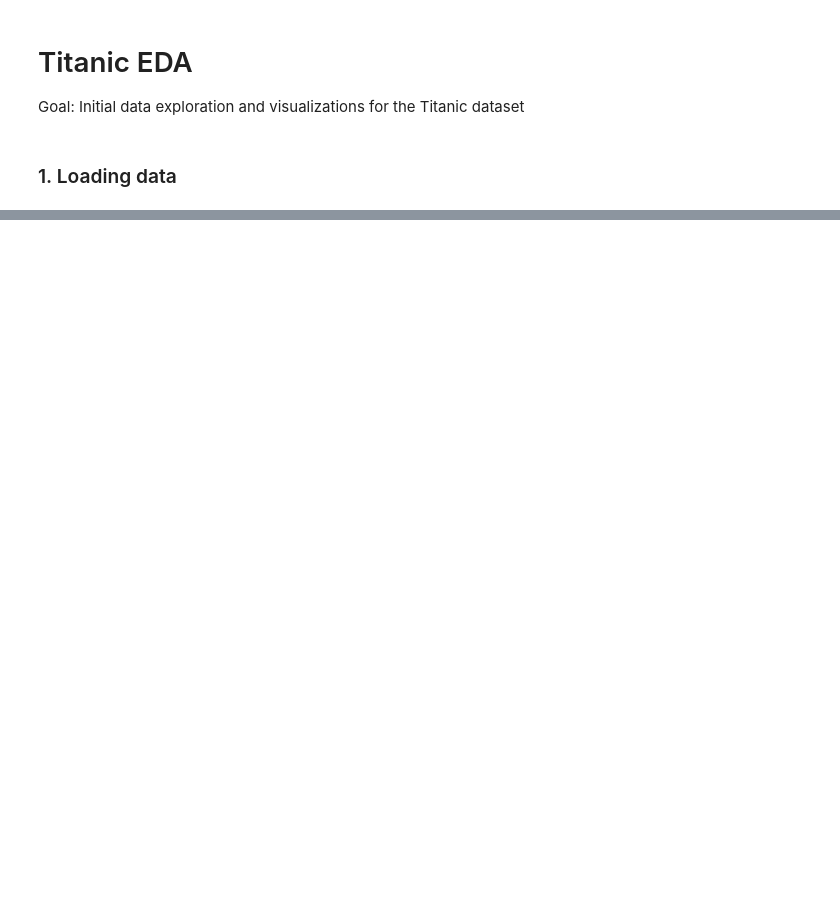
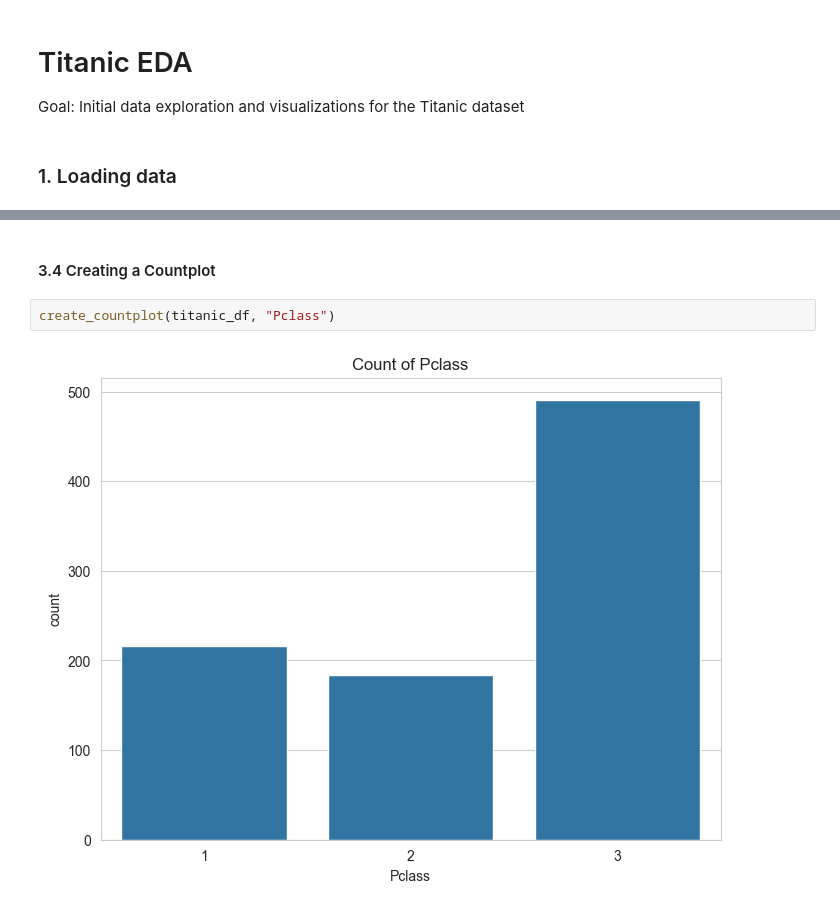
Before and after one commit to 38lukas/LearningPython, a Jupyter notebook: TitanicExploratoryDataAnalysis/notebooks/01_exploration.ipynb, the cells around one changed output, grey strips where cells are left out. Cells and saved outputs as stored; diff of their text form; blank space fills up the shorter version.

```diff
--- a/TitanicExploratoryDataAnalysis/notebooks/01_exploration.ipynb
+++ b/TitanicExploratoryDataAnalysis/notebooks/01_exploration.ipynb
@@ -46,0 +61,6 @@ KeyError: 'g'
+# %% [markdown]
+#### 3.4 Creating a Countplot
+# %%
+create_countplot(titanic_df, "Pclass")
+# %% [output]
+[figure, added]
```
Also changed, not shown: parts of 16 cells of this notebook, 3 other files.
